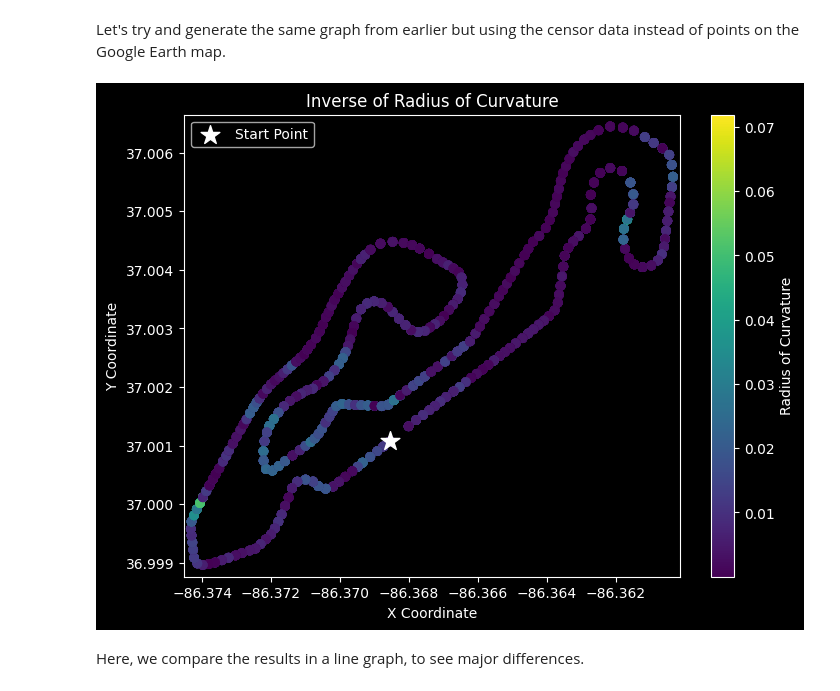
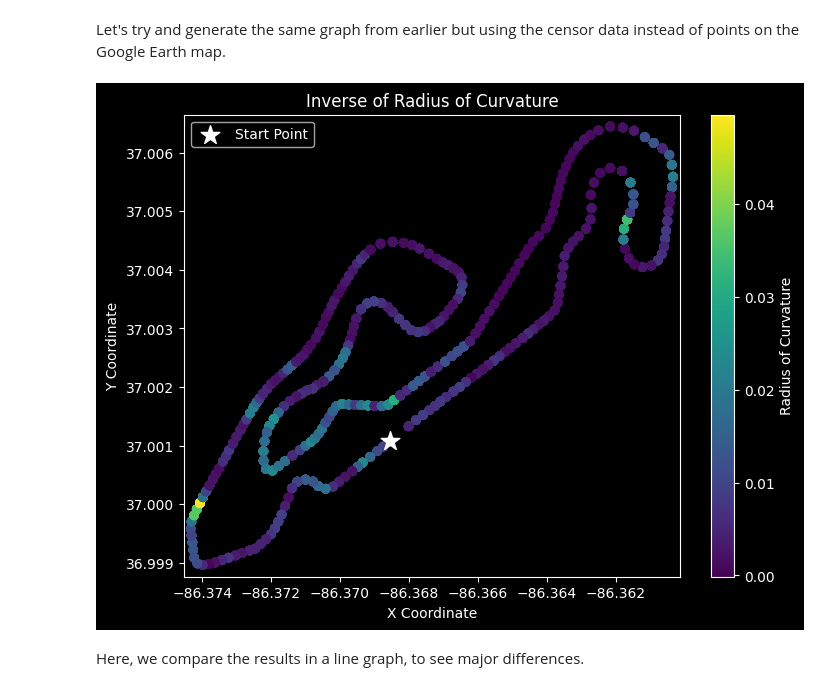
Before and after one commit to UBC-Solar/data_analysis, a Jupyter notebook: v4/localization_with_acceleration/acceleration.ipynb, the cells around one changed output. Cells and saved outputs as stored; diff of their text form; code cells hidden in the pictures.

```diff
--- a/v4/localization_with_acceleration/acceleration.ipynb
+++ b/v4/localization_with_acceleration/acceleration.ipynb
@@ -610,9 +611,9 @@ def return_coords(distances:list):
     total_lap_distance = distances[-1]
     total_track_length = 5033.62413471853
     index = gis._python_calculate_closest_gis_indices(distances, gis.get_path_distances())
-    return route_data.get("path")[index]
+    return route_data.get("path")[index], index
 # %%
-coords_calc = return_coords(distance_list)
+coords_calc, index = return_coords(distance_list)
 print(coords_calc)
 len(coords_calc)
 # %% [output]
@@ -631,35 +632,35 @@ Let's try and generate the same graph from earlier but using the censor data ins
 x_coords2 = [coord[1] for coord in coords_calc]
 y_coords2 = [coord[0] for coord in coords_calc]
 
 # Create an array of points from the coordinates
 points = np.array([x_coords2, y_coords2]).T.reshape(-1, 1, 2)
 
 # Create a plot
 radius_colors = radius_with_xy
 plt.figure(figsize=(8, 6))
-plt.scatter(x_coords2, y_coords2, c= calculate_radius_yonly)
+plt.scatter(x_coords2, y_coords2, c= savgol_filter(calculate_radius_yonly, 45, 4))
 plt.gca().get_yaxis().get_major_formatter().set_useOffset(False)
 
 # Add a color bar to show the velocity scale
 plt.colorbar( label='Radius of Curvature')
 
 # Add labels, grid, and title
 plt.xlabel('X Coordinate')
 plt.ylabel('Y Coordinate')
 plt.title("Inverse of Radius of Curvature")
 
 # Adjust the axis limits to fit the track
 plt.xlim(min(x_coords2) - 0.0002, max(x_coords2) + 0.0002)
 plt.ylim(min(y_coords2) - 0.0002, max(y_coords2) + 0.0002)
 
 # Optionally, highlight the starting point
 plt.scatter(x_coords2[0], y_coords2[0], color='white', s=200, marker='*', label='Start Point')
 
 # Add a legend and show the plot
 plt.legend()
 plt.show()
 # %% [output]
-[figure, old version]
+[figure, new version]
 # %% [markdown]
 Here, we compare the results in a line graph, to see major differences.
 # %%
```
Also changed, not shown: parts of 2 cells of this notebook.
